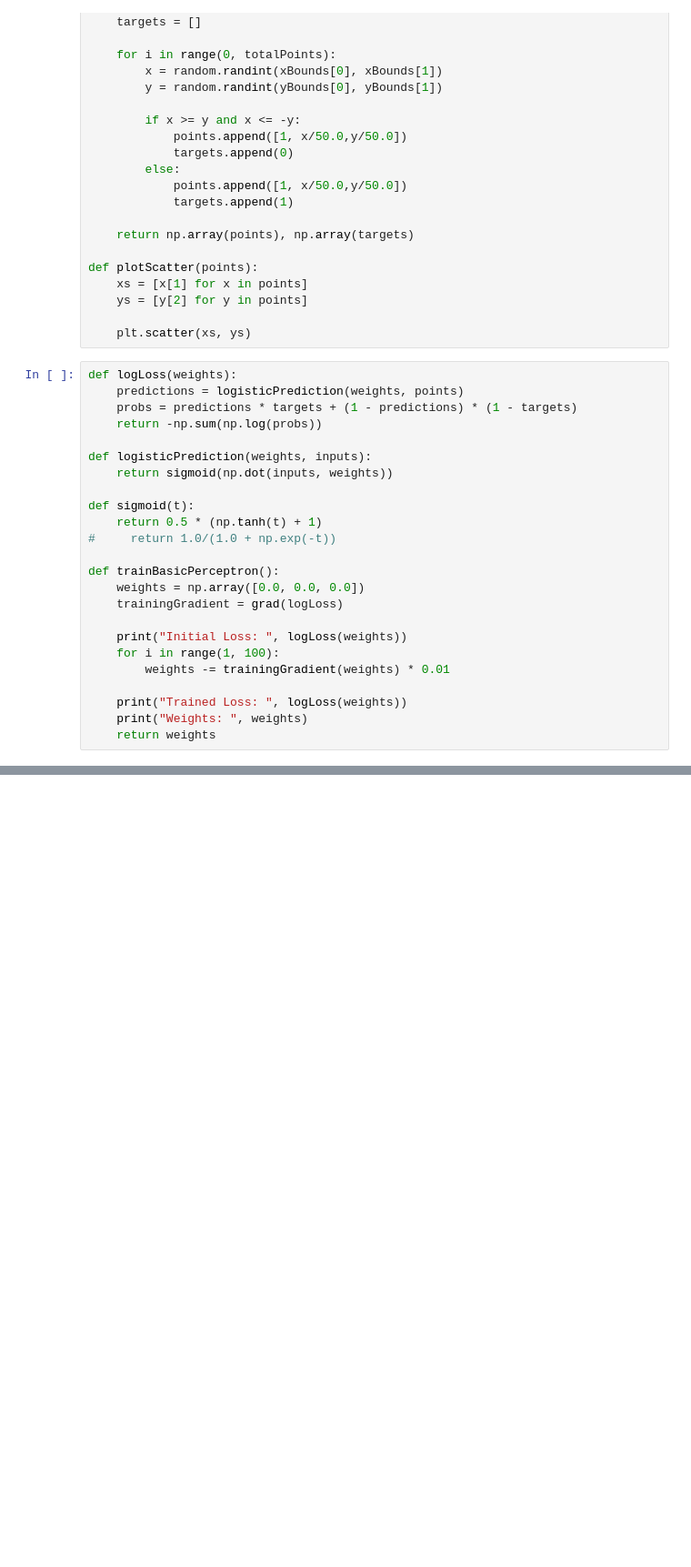
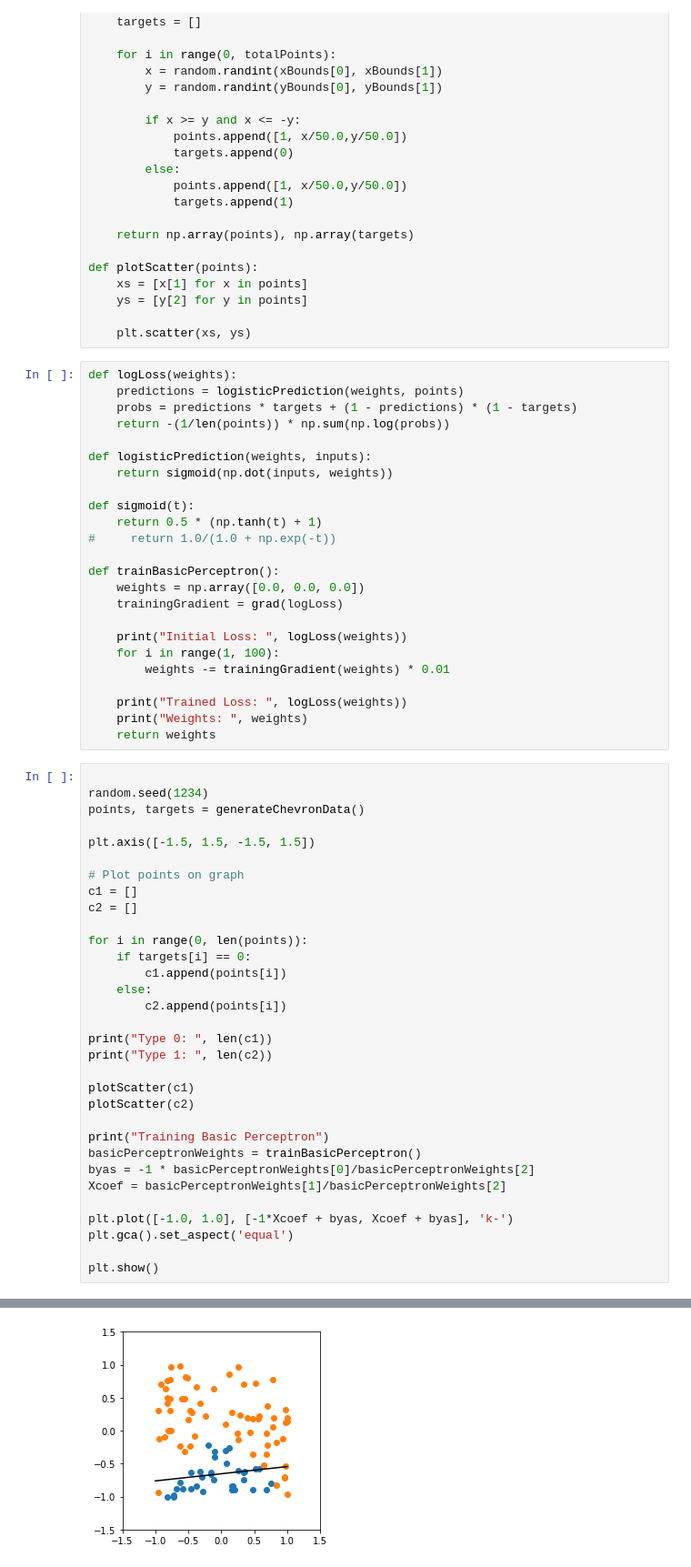
Before and after one commit to garibaldu/boundary-seekers, a Jupyter notebook: Perceptron Play.ipynb, the cells around one changed output, grey strips where cells are left out. Shown at 91% size. Drawn from its saved outputs; the diff is of its cells as text; blank space fills up the shorter version.

```diff
--- a/Perceptron Play.ipynb
+++ b/Perceptron Play.ipynb
@@ -38,7 +38,7 @@ def plotScatter(points):
 def logLoss(weights):
     predictions = logisticPrediction(weights, points)
     probs = predictions * targets + (1 - predictions) * (1 - targets)
-    return -np.sum(np.log(probs))
+    return -(1/len(points)) * np.sum(np.log(probs))
 
 def logisticPrediction(weights, inputs):
     return sigmoid(np.dot(inputs, weights))
@@ -58,3 +58,36 @@ def trainBasicPerceptron():
     print("Trained Loss: ", logLoss(weights))
     print("Weights: ", weights)
     return weights
+# %%
+
+random.seed(1234)
+points, targets = generateChevronData()
+
+plt.axis([-1.5, 1.5, -1.5, 1.5])
+
+# Plot points on graph
+c1 = []
+c2 = []
+
+for i in range(0, len(points)):
+    if targets[i] == 0:
+        c1.append(points[i])
+    else:
+        c2.append(points[i])
+
+print("Type 0: ", len(c1))
+print("Type 1: ", len(c2))
+
+plotScatter(c1)
+plotScatter(c2)
+
+print("Training Basic Perceptron")
+basicPerceptronWeights = trainBasicPerceptron()
+byas = -1 * basicPerceptronWeights[0]/basicPerceptronWeights[2]
+Xcoef = basicPerceptronWeights[1]/basicPerceptronWeights[2]
+
+plt.plot([-1.0, 1.0], [-1*Xcoef + byas, Xcoef + byas], 'k-')
+plt.gca().set_aspect('equal')
+
+plt.show()
+# %% [output]
@@ -60,0 +100 @@ def trainBasicPerceptron():
+[figure, added]
```
Also changed, not shown: parts of 8 cells of this notebook.
